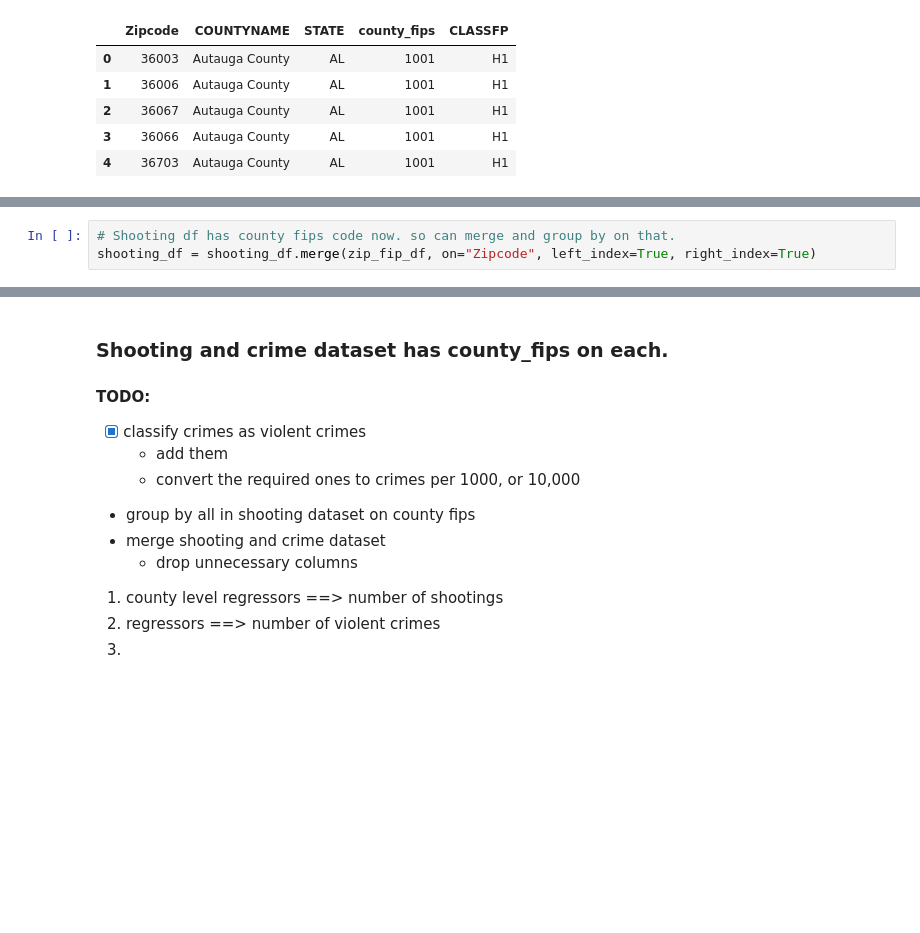
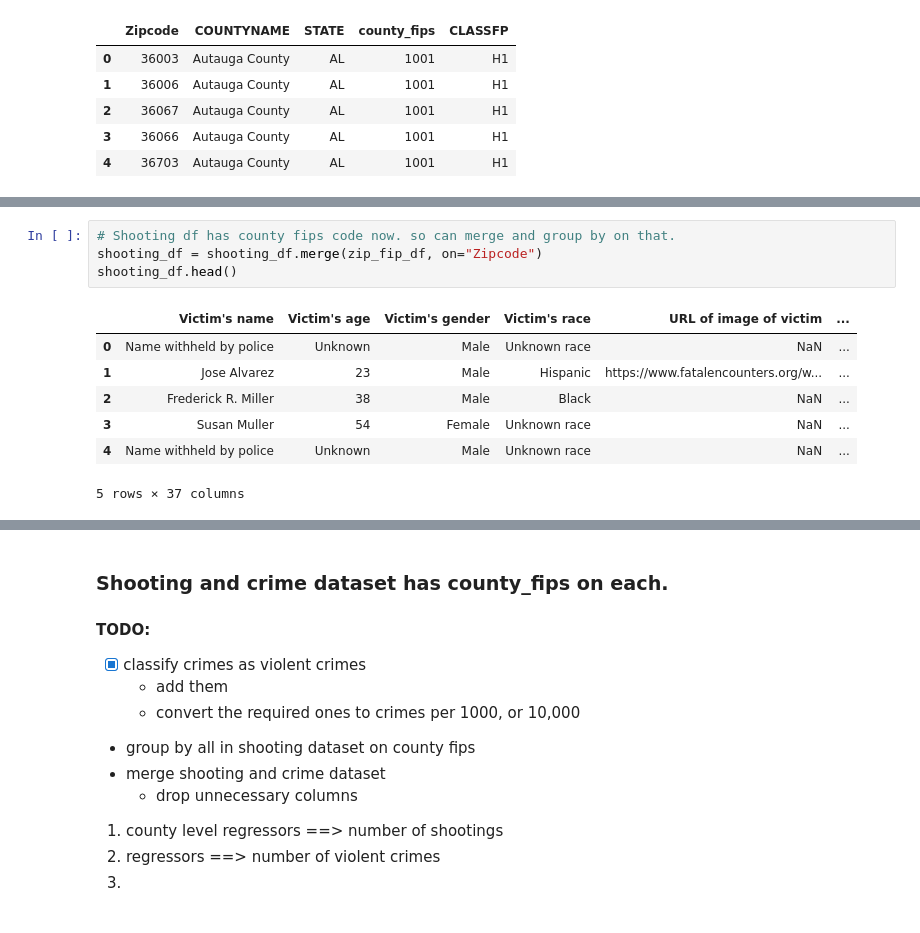
Before and after one commit to yavuzsunor/ADS-Project, a Jupyter notebook: Ads project - hemil.ipynb, the cells around one changed output, grey strips where cells are left out. Saved outputs shown, nothing was run; the diff lists cells and outputs as text; blank space fills up the shorter version.

```diff
--- a/Ads project - hemil.ipynb
+++ b/Ads project - hemil.ipynb
@@ -121,6 +121,15 @@ crime_df.head()
 # %%
 # Shooting df has county fips code now. so can merge and group by on that.
-shooting_df = shooting_df.merge(zip_fip_df, on="Zipcode", left_index=True, right_index=True)
+shooting_df = shooting_df.merge(zip_fip_df, on="Zipcode")
+shooting_df.head()
+# %% [output]
+|  | Victim's name | Victim's age | Victim's gender | Victim's race | URL of image of victim | ... |
+| 0 | Name withheld by police | Unknown | Male | Unknown race | NaN | ... |
+| 1 | Jose Alvarez | 23 | Male | Hispanic | https://www.fatalencounters.org/w... | ... |
+| 2 | Frederick R. Miller | 38 | Male | Black | NaN | ... |
+| 3 | Susan Muller | 54 | Female | Unknown race | NaN | ... |
+| 4 | Name withheld by police | Unknown | Male | Unknown race | NaN | ... |
+5 rows × 37 columns
 # %%
 # set(list(shooting_df['county_fips']))
 # shooting_df[shooting_df['COUNTYNAME'].str.contains("Crittenden")]
```
Also changed, not shown: parts of 9 cells of this notebook.
